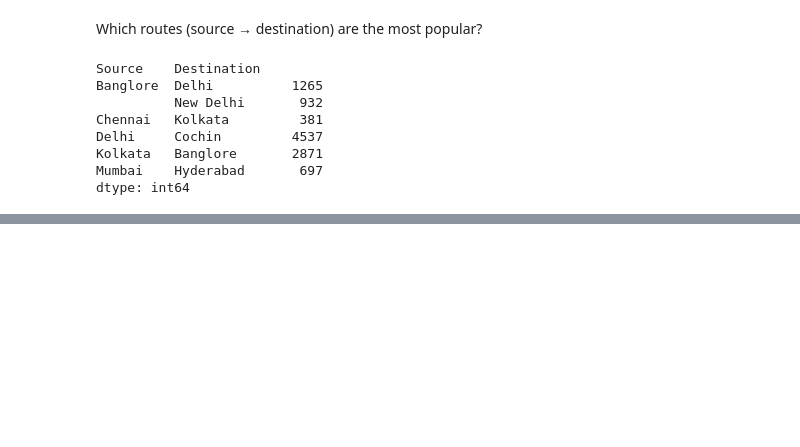
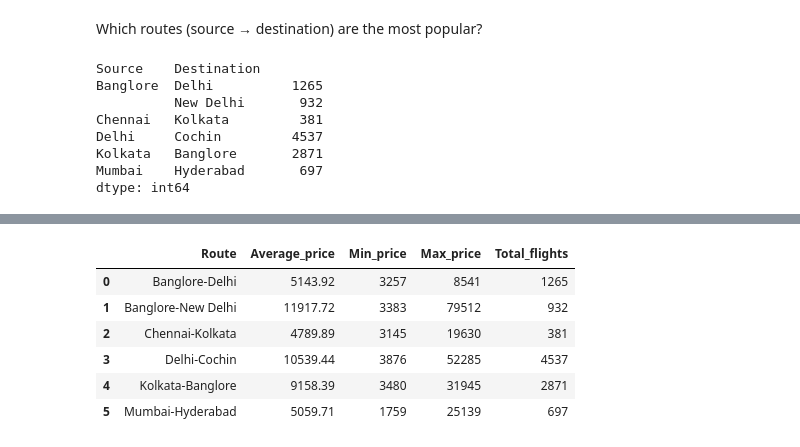
Before and after one commit to av-datadev/expedition, a Jupyter notebook: Python/EDA/Flight/eda.ipynb, the cells around one changed output, grey strips where cells are left out. Cells and saved outputs as stored; diff of their text form; code cells hidden in the pictures; blank space fills up the shorter version.

```diff
--- a/Python/EDA/Flight/eda.ipynb
+++ b/Python/EDA/Flight/eda.ipynb
@@ -239,0 +265,14 @@ dtype: int64
+# %%
+route_prices = df.groupby('Route')['Price'].agg(Average_price= 'mean',
+ Min_price = 'min',
+ Max_price = 'max',
+ Total_flights='count').reset_index().round(2)
+route_prices
+# %% [output]
+|  | Route | Average_price | Min_price | Max_price | Total_flights |
+| 0 | Banglore-Delhi | 5143.92 | 3257 | 8541 | 1265 |
+| 1 | Banglore-New Delhi | 11917.72 | 3383 | 79512 | 932 |
+| 2 | Chennai-Kolkata | 4789.89 | 3145 | 19630 | 381 |
+| 3 | Delhi-Cochin | 10539.44 | 3876 | 52285 | 4537 |
+| 4 | Kolkata-Banglore | 9158.39 | 3480 | 31945 | 2871 |
+| 5 | Mumbai-Hyderabad | 5059.71 | 1759 | 25139 | 697 |
```
Also changed, not shown: parts of 24 cells of this notebook, 10 other files.
